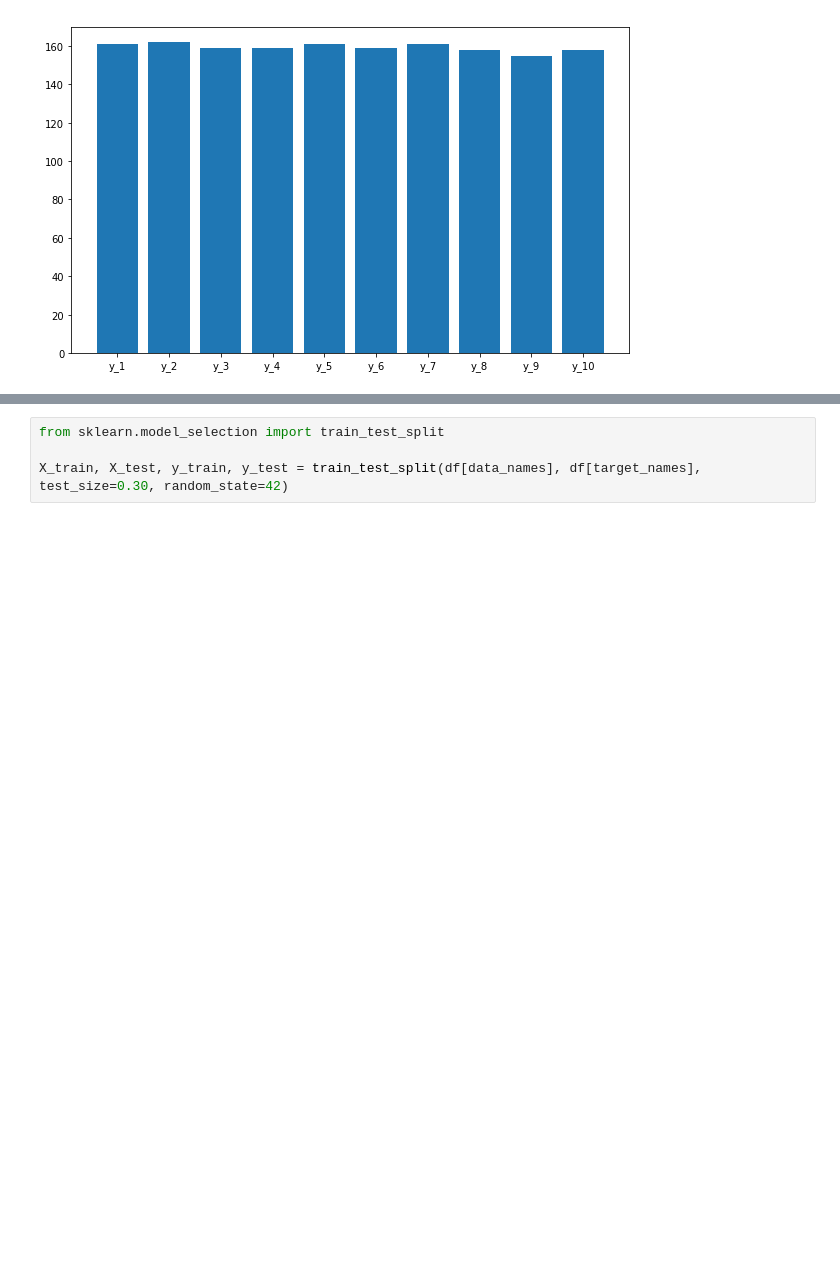
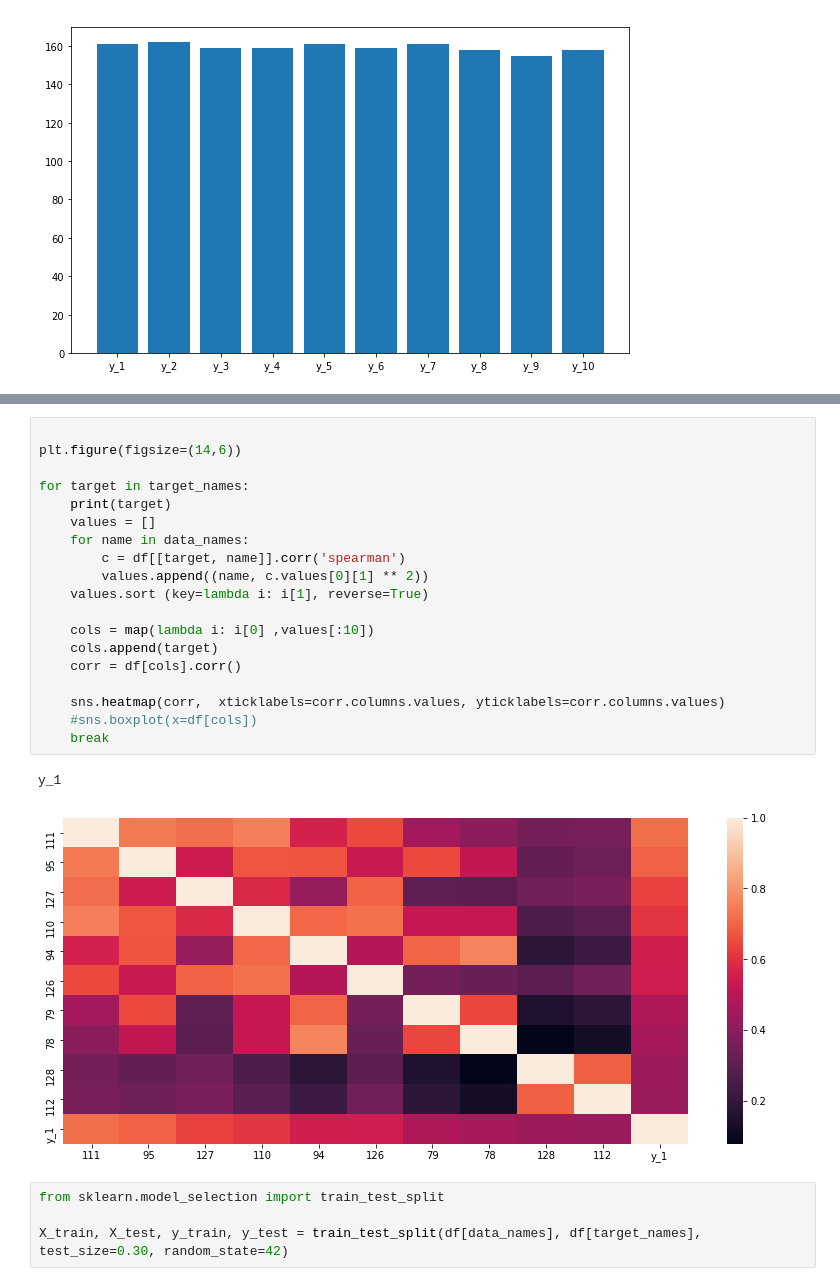
Before and after one commit to vench/study, a Jupyter notebook: lab_4.ipynb, the cells around one changed output, grey strips where cells are left out. Cells and saved outputs as stored; diff of their text form; blank space fills up the shorter version.

```diff
--- a/lab_4.ipynb
+++ b/lab_4.ipynb
@@ -84,3 +92,25 @@ plt.bar(target_names, data)
+# %%
+
+plt.figure(figsize=(14,6))
+
+for target in target_names:
+    print(target)
+    values = []
+    for name in data_names:
+        c = df[[target, name]].corr('spearman')
+        values.append((name, c.values[0][1] ** 2))
+    values.sort (key=lambda i: i[1], reverse=True)
+
+    cols = map(lambda i: i[0] ,values[:10])
+    cols.append(target)
+    corr = df[cols].corr()
+
+    sns.heatmap(corr,  xticklabels=corr.columns.values, yticklabels=corr.columns.values)
+    #sns.boxplot(x=df[cols])
+    break
+# %% [output]
+y_1
+[figure, added]
 # %%
 from sklearn.model_selection import train_test_split
 
```
Also changed, not shown: parts of 5 cells of this notebook, 1 other file.
